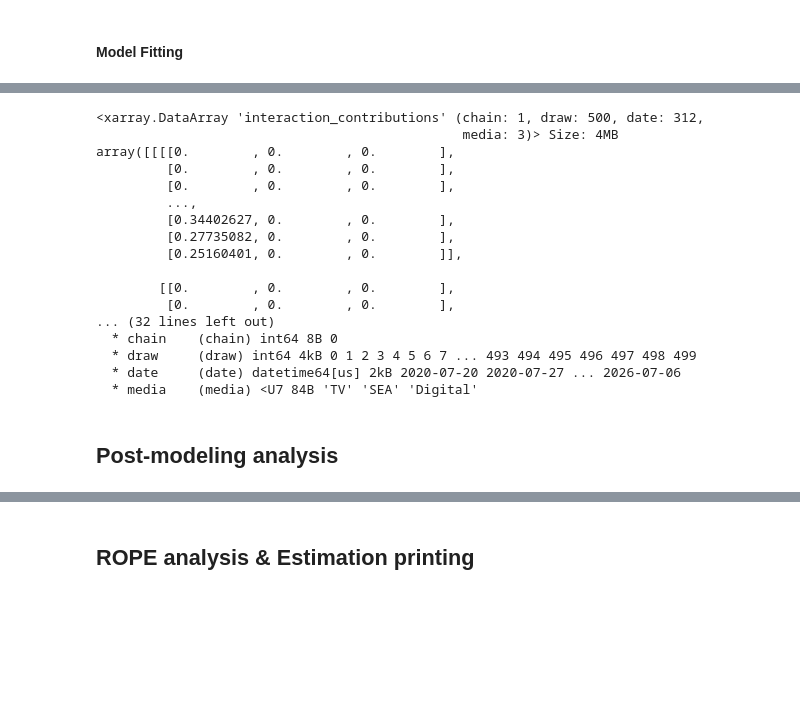
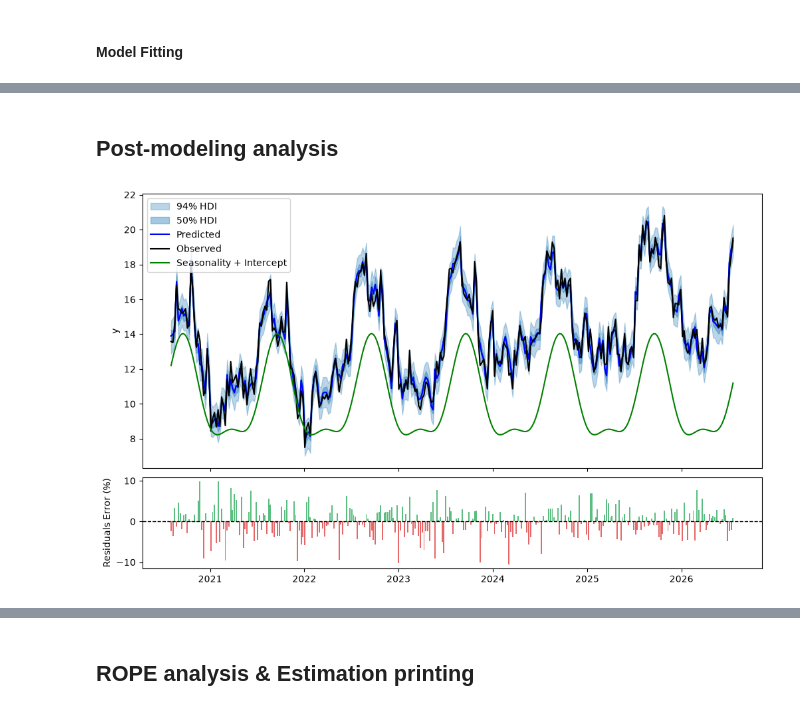
Before and after one commit to antoine-caillebotte/mmm_utils, a Jupyter notebook: examples/mmm_fit_example.ipynb, the cells around one changed output, grey strips where cells are left out. Saved outputs shown, nothing was run; the diff lists cells and outputs as text; code cells hidden in the pictures; blank space fills up the shorter version.

```diff
--- a/examples/mmm_fit_example.ipynb
+++ b/examples/mmm_fit_example.ipynb
@@ -61,8 +68,9 @@ Priors that need to be defined :
 # %%
 beta_priors = BetaPriors(
     interaction=interaction,
-    priors={"beta_interaction_TV": PriorSpec("HalfNormal", {"sigma": 0.5})},
+    priors={},  # "beta_interaction_TV": PriorSpec("HalfNormal", {"sigma": 0.5})},
     season=PriorSpec("Laplace", {"mu": 0.0, "b": np.array([0.5, 0.5, 0.1, 0.1])}),
+    control=PriorSpec("Normal", {"mu": 1.0, "sigma": 9.1}),
 )
 # %%
 cfg = MMMConfig(
@@ -73,33 +81,37 @@ cfg = MMMConfig(
     media_transforms={
         "TV": MediaTransformSpec(
             adstock="Geometric",
-            adstock_params={"l_max": 12},
+            adstock_params={"l_max": 36},
             adstock_priors={
                 "alpha": PriorSpec("Beta", {"alpha": 4.0, "beta": 0.5}),
                 # "theta": PriorSpec("Normal", {"mu": 2, "sigma": 0.2}),
             },
             saturation="Logistic",
-            saturation_params={},
+            saturation_params={"lam": 3.0},
             saturation_priors={
-                "lam": PriorSpec("LogNormal", {"mu": 0.0, "sigma": 1.0})
+                # "lam": PriorSpec("LogNormal", {"mu": 0.0, "sigma": 1.0})
             },
         ),
         "SEA": MediaTransformSpec(
             adstock="Geometric",
-            adstock_params={"l_max": 12},
-            adstock_priors={"alpha": PriorSpec("Beta", {"alpha": 2.0, "beta": 2.0})},
+            adstock_params={"l_max": 12, "alpha": 0.0},
+            adstock_priors={},  # "alpha": PriorSpec("Beta", {"alpha": 2.0, "beta": 2.0})},
             saturation="Logistic",
-            saturation_params={},
-            saturation_priors={
-                "lam": PriorSpec("LogNormal", {"mu": 0.0, "sigma": 1.0})
-            },
+            saturation_params={"lam": 1.0},
+            # saturation_priors={
+            #     "lam": PriorSpec("LogNormal", {"mu": 0.0, "sigma": 1.0})
+            # },
         ),
         "Digital": MediaTransformSpec(
             adstock="Geometric",
+            adstock_params={"l_max": 12},
+            adstock_priors={
+                "alpha": PriorSpec("Beta", {"alpha": 4.0, "beta": 0.5}),
+            },
             saturation="Logistic",
-            saturation_params={},
+            saturation_params={"lam": 1.0},
             saturation_priors={
-                "lam": PriorSpec("LogNormal", {"mu": 0.0, "sigma": 1.0})
+                # "lam": PriorSpec("LogNormal", {"mu": 0.0, "sigma": 1.0})
             },
         ),
     },
@@ -120,8 +135,8 @@ pm.model_to_graphviz(model=mmm.model, var_names=["y_obs"])
 mmm.fit(
     draws=500,
     tune=500,
-    chains=1,
-    cores=1,
+    chains=2,
+    cores=2,
     target_accept=0.975,
 )
 # %% [output]
@@ -143,28 +155,8 @@ post = mmm.idata.posterior
-# %%
-post.interaction_contributions
-# %% [output]
-<xarray.DataArray 'interaction_contributions' (chain: 1, draw: 500, date: 312,
-                                               media: 3)> Size: 4MB
-array([[[[0.        , 0.        , 0.        ],
-         [0.        , 0.        , 0.        ],
-         [0.        , 0.        , 0.        ],
-         ...,
-         [0.34402627, 0.        , 0.        ],
-         [0.27735082, 0.        , 0.        ],
-         [0.25160401, 0.        , 0.        ]],
-
-        [[0.        , 0.        , 0.        ],
-         [0.        , 0.        , 0.        ],
-... (32 lines left out)
-  * chain    (chain) int64 8B 0
-  * draw     (draw) int64 4kB 0 1 2 3 4 5 6 7 ... 493 494 495 496 497 498 499
-  * date     (date) datetime64[us] 2kB 2020-07-20 2020-07-27 ... 2026-07-06
-  * media    (media) <U7 84B 'TV' 'SEA' 'Digital'
 # %% [markdown]
 ## Post-modeling analysis
 # %%
-fig, ax = mmm_post_plot.plot_posterior_predictive_y(
-    mmm, add_seasonality=True, add_residuals=True
-)
+fig, ax = mmm_post_plot.plot_posterior_predictive_y(mmm, True, True)
+# %% [output]
+[figure, added]
 # %%
 az.residual_r2(mmm.idata, "y", group="posterior_predictive")
```
Also changed, not shown: parts of 34 cells of this notebook, 5 other files.
